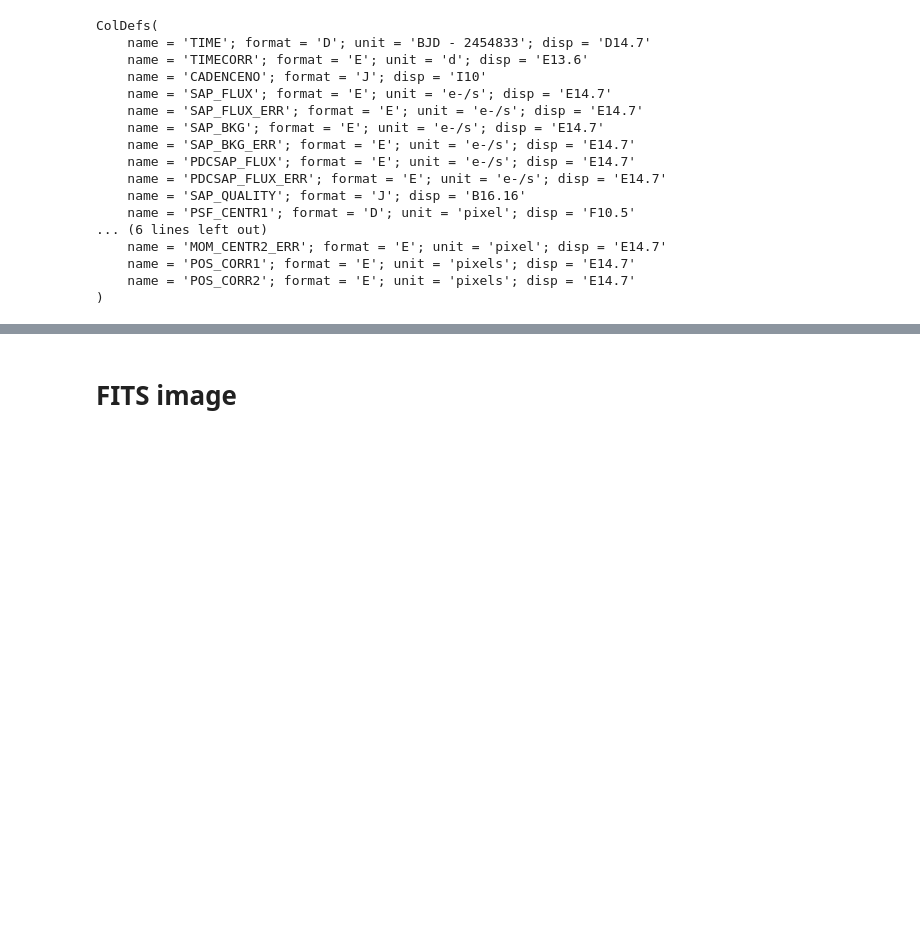
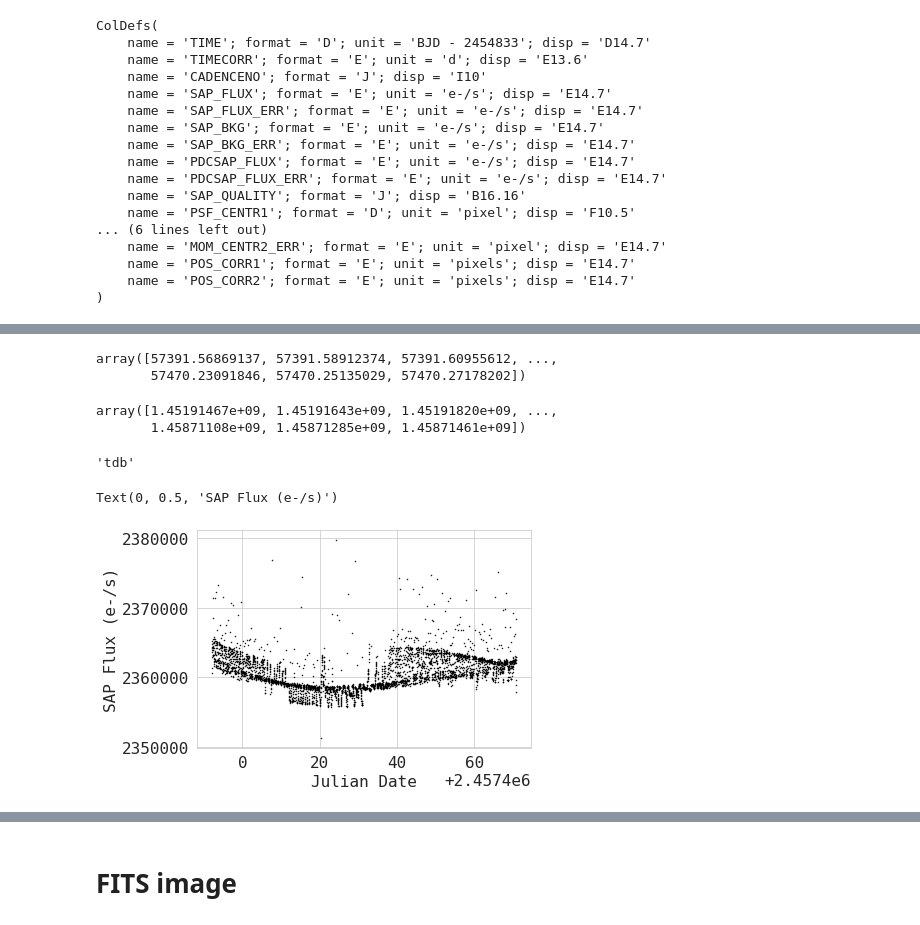
Before and after one commit to alphasentaurii/starskope, a Jupyter notebook: starskope_3.ipynb, the cells around one changed output, grey strips where cells are left out. Drawn from its saved outputs; the diff is of its cells as text; code cells hidden in the pictures; blank space fills up the shorter version.

Commit message:
astropy functions for Mast/K2 data

```diff
--- a/starskope_3.ipynb
+++ b/starskope_3.ipynb
@@ -363,9 +375,9 @@ os.listdir(MAST)[0]
 # %%
-fits_image_filename = 'ktwo204890128-c02_llc.fits'
-
+#fits_file = 'ktwo204890128-c02_llc.fits'
+fits_file = 'ktwo220709978-c08_llc.fits'
 # hdul = fits.open(fits_image_filename)
 # hdul.info()
 
-with fits.open(fits_image_filename) as hdul:
+with fits.open(fits_file) as hdul:
     hdul.info()
 # %% [output]
@@ -394,3 +406,6 @@ ColDefs(
     name = 'POS_CORR1'; format = 'E'; unit = 'pixels'; disp = 'E14.7'
     name = 'POS_CORR2'; format = 'E'; unit = 'pixels'; disp = 'E14.7'
 )
+# %%
+from astropy.timeseries import TimeSeries
+ts = TimeSeries.read(fits_file, format='kepler.fits')
@@ -396,0 +458,22 @@ ColDefs(
+# %%
+ts.time.mjd
+# %% [output]
+array([57391.56869137, 57391.58912374, 57391.60955612, ...,
+       57470.23091846, 57470.25135029, 57470.27178202])
+# %%
+ts.time.unix
+# %% [output]
+array([1.45191467e+09, 1.45191643e+09, 1.45191820e+09, ...,
+       1.45871108e+09, 1.45871285e+09, 1.45871461e+09])
+# %%
+# tdb = Barycentric Dynamical Time scale
+ts.time.scale
+# %% [output]
+'tdb'
+# %%
+plt.plot(ts.time.jd, ts['sap_flux'], 'k.', markersize=1)
+plt.xlabel('Julian Date')
+plt.ylabel('SAP Flux (e-/s)')
+# %% [output]
+Text(0, 0.5, 'SAP Flux (e-/s)')
+[figure, added]
```
Also changed, not shown: parts of 27 cells of this notebook.
